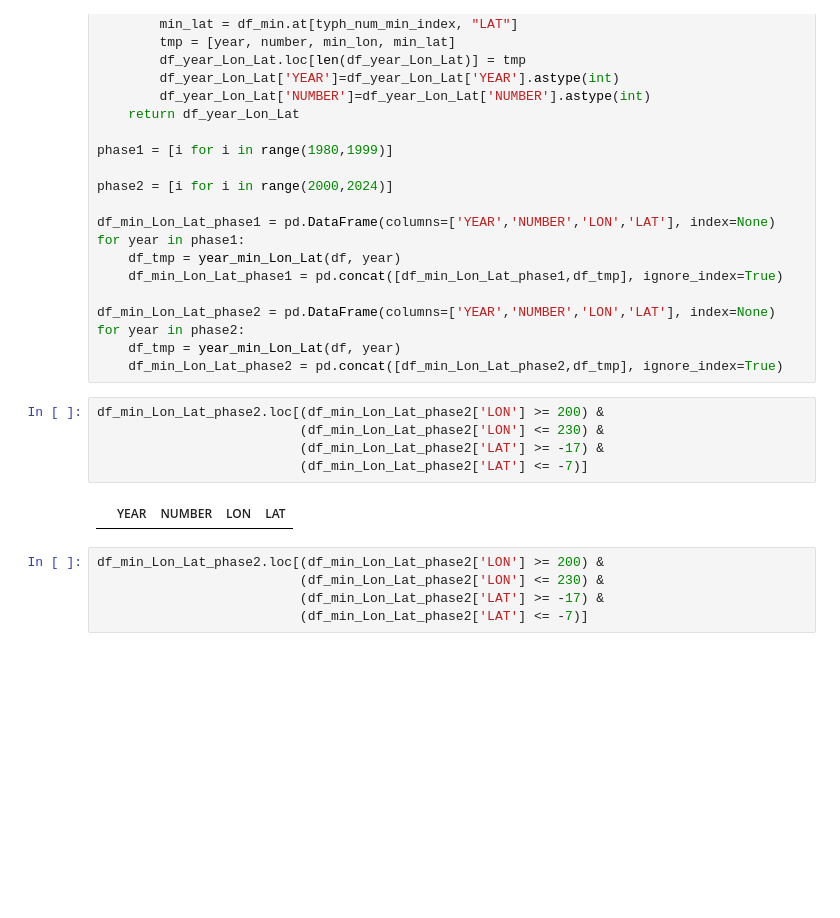
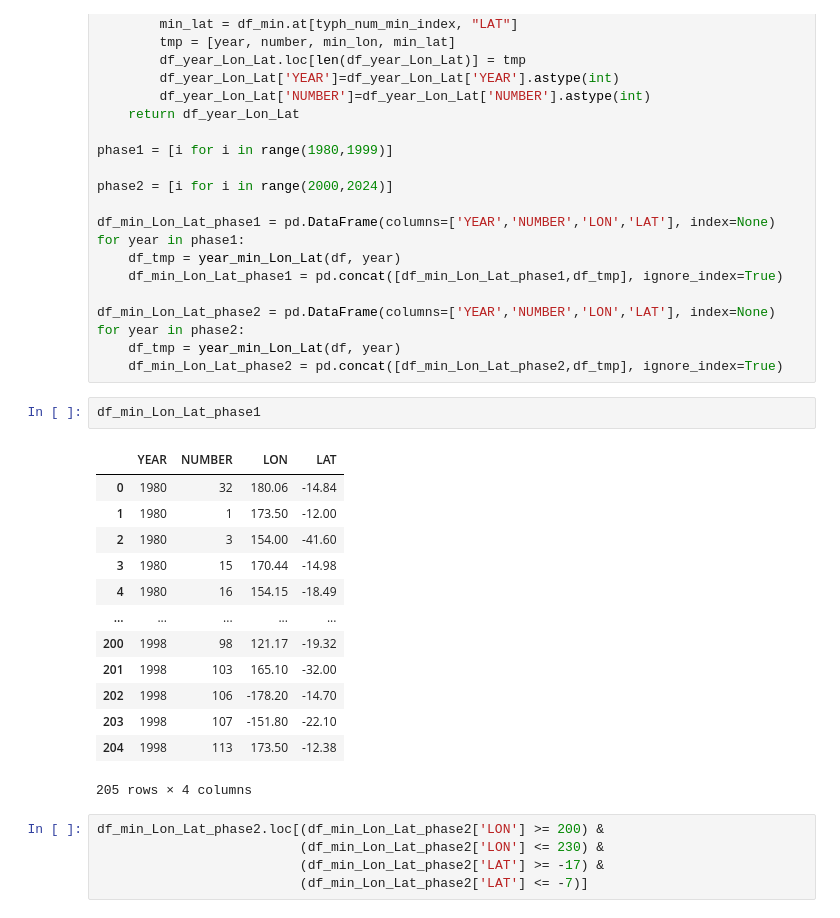
Before and after one commit to zeemeil/qixiang, a Jupyter notebook: Storm0304.ipynb, the cells around one changed output. Drawn from its saved outputs; the diff is of its cells as text; blank space fills up the shorter version.

```diff
--- a/Storm0304.ipynb
+++ b/Storm0304.ipynb
@@ -85,13 +85,22 @@ df_min_Lon_Lat_phase2 = pd.DataFrame(columns=['YEAR','NUMBER','LON','LAT'], inde
 for year in phase2:
     df_tmp = year_min_Lon_Lat(df, year)
     df_min_Lon_Lat_phase2 = pd.concat([df_min_Lon_Lat_phase2,df_tmp], ignore_index=True)
-# %%
-df_min_Lon_Lat_phase2.loc[(df_min_Lon_Lat_phase2['LON'] >= 200) &
-                          (df_min_Lon_Lat_phase2['LON'] <= 230) &
-                          (df_min_Lon_Lat_phase2['LAT'] >= -17) &
-                          (df_min_Lon_Lat_phase2['LAT'] <= -7)]
-# %% [output]
-|  | YEAR | NUMBER | LON | LAT |
+# %%
+df_min_Lon_Lat_phase1
+# %% [output]
+|  | YEAR | NUMBER | LON | LAT |
+| 0 | 1980 | 32 | 180.06 | -14.84 |
+| 1 | 1980 | 1 | 173.50 | -12.00 |
+| 2 | 1980 | 3 | 154.00 | -41.60 |
+| 3 | 1980 | 15 | 170.44 | -14.98 |
+| 4 | 1980 | 16 | 154.15 | -18.49 |
+| ... | ... | ... | ... | ... |
+| 200 | 1998 | 98 | 121.17 | -19.32 |
+| 201 | 1998 | 103 | 165.10 | -32.00 |
+| 202 | 1998 | 106 | -178.20 | -14.70 |
+| 203 | 1998 | 107 | -151.80 | -22.10 |
+| 204 | 1998 | 113 | 173.50 | -12.38 |
+205 rows × 4 columns
 # %%
 df_min_Lon_Lat_phase2.loc[(df_min_Lon_Lat_phase2['LON'] >= 200) &
                           (df_min_Lon_Lat_phase2['LON'] <= 230) &
```
Also changed, not shown: 4 other files.
